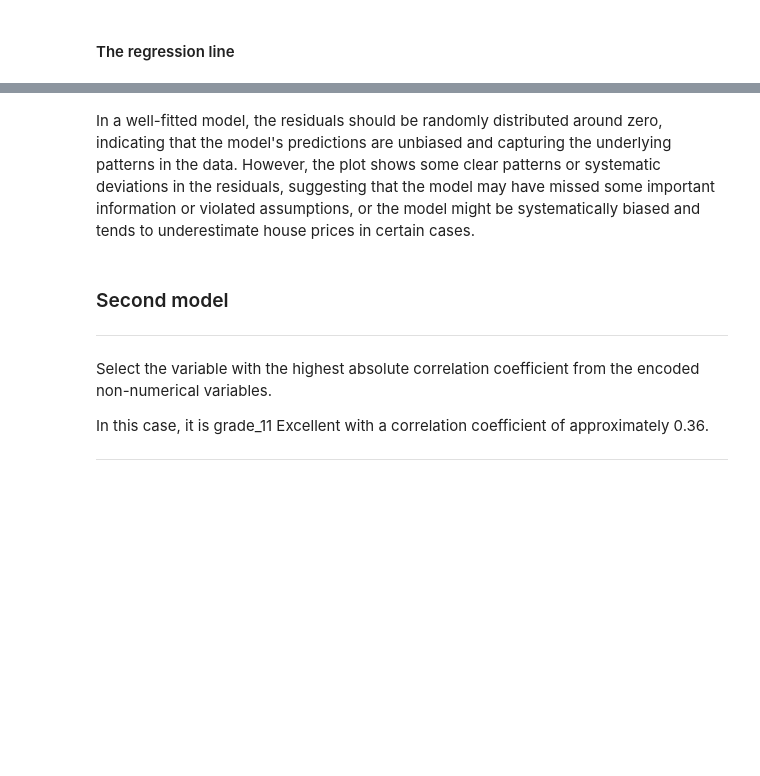
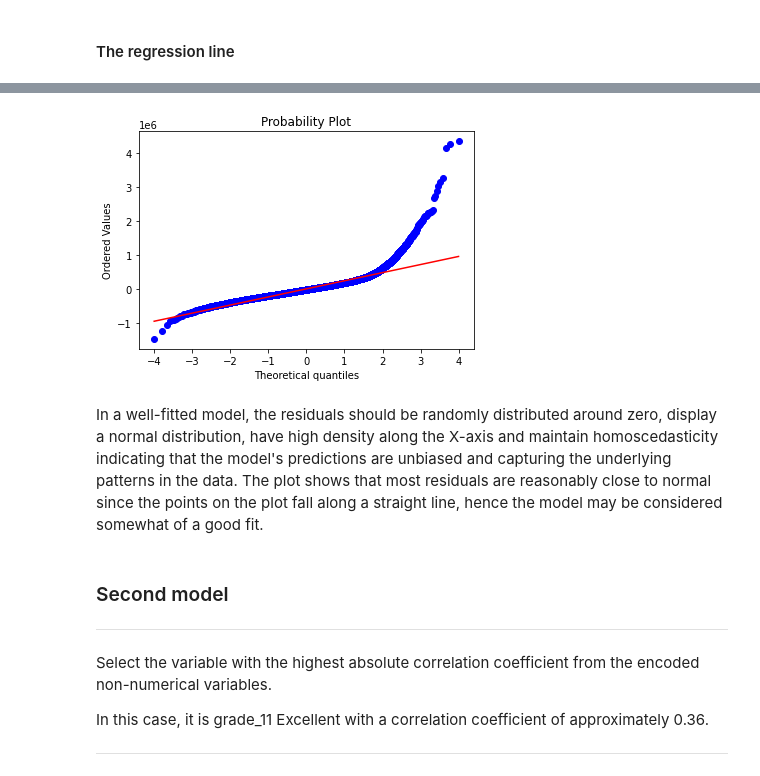
Before and after one commit to Kinuthiajoseph/Phase-2-Project-Repository, a Jupyter notebook: dsc-phase2-project.ipynb, the cells around one changed output, grey strips where cells are left out. Saved outputs shown, nothing was run; the diff lists cells and outputs as text; code cells hidden in the pictures; blank space fills up the shorter version.

```diff
--- a/dsc-phase2-project.ipynb
+++ b/dsc-phase2-project.ipynb
@@ -427,5 +424,12 @@ ax.set_ylabel("residuals");
+# %%
+# create Q-Q plot with 45-degree line added to plot
+# Q-Q plot of the residuals against the normal distribution
+stats.probplot(baseline_results.resid, dist="norm", plot=plt)
+plt.show()
+# %% [output]
+[figure, added]
 # %% [markdown]
-In a well-fitted model, the residuals should be randomly distributed around zero, indicating that the model's predictions are unbiased and capturing the underlying patterns in the data. However, the plot shows some clear patterns or systematic deviations in the residuals, suggesting that the model may have missed some important information or violated assumptions, or the model might be systematically biased and tends to underestimate house prices in certain cases.
+In a well-fitted model, the residuals should be randomly distributed around zero, display a normal distribution, have high density along the X-axis and maintain homoscedasticity indicating that the model's predictions are unbiased and capturing the underlying patterns in the data. The plot shows that most residuals are reasonably close to normal since the points on the plot fall along a straight line, hence the model may be considered somewhat of a good fit.
 # %% [markdown]
 ### Second model
 ***
```
Also changed, not shown: parts of 32 cells of this notebook, 3 other files.
